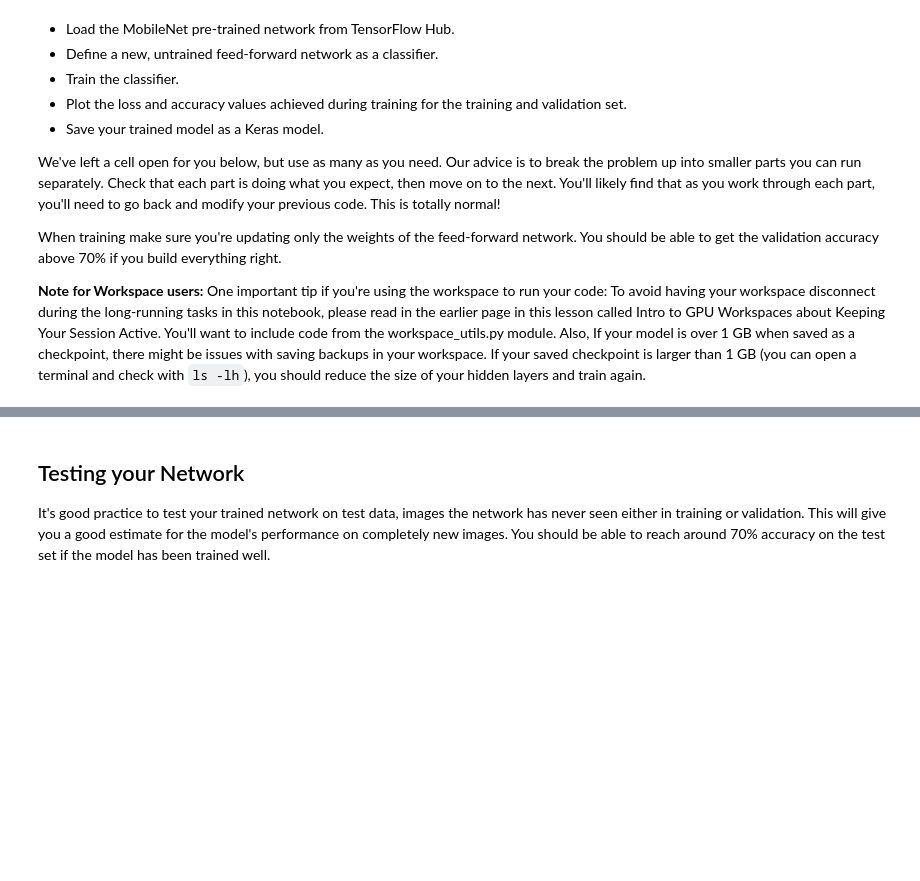
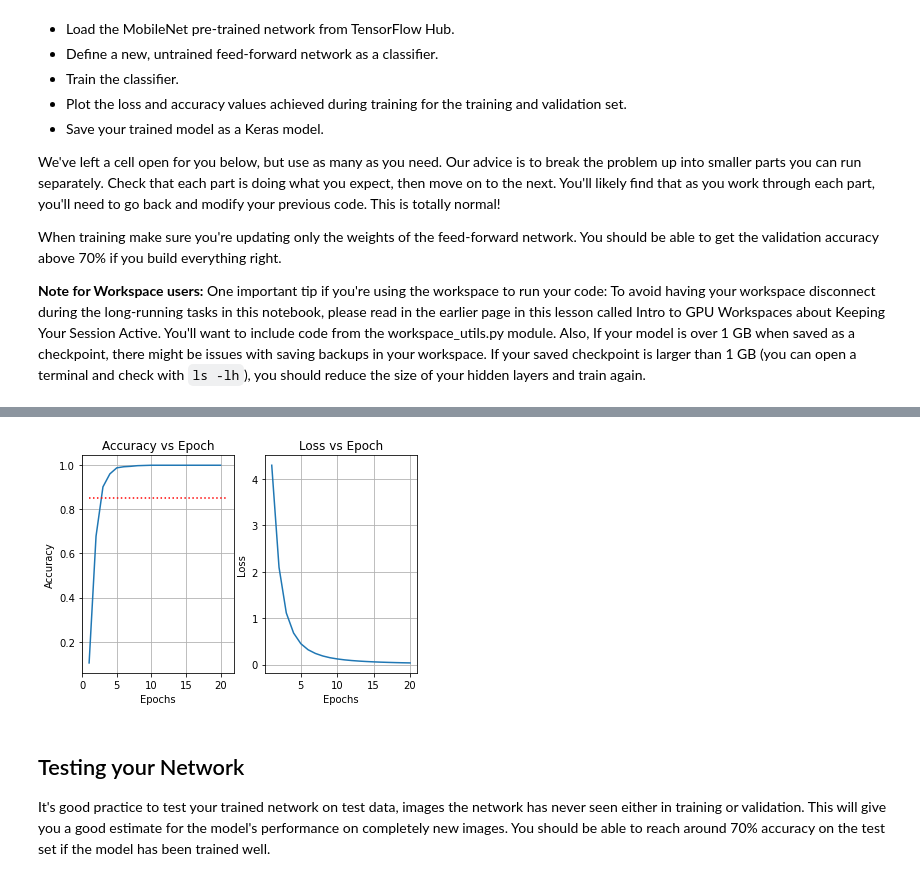
Before and after one commit to tom-itl/Machine_Learning, a Jupyter notebook: p2_image_classifier/Project_Image_Classifier_Project.ipynb, the cells around one changed output, grey strips where cells are left out. Saved outputs shown, nothing was run; the diff lists cells and outputs as text; code cells hidden in the pictures; blank space fills up the shorter version.

Commit message:
Changed model, project complete except for cleanup.

```diff
--- a/p2_image_classifier/Project_Image_Classifier_Project.ipynb
+++ b/p2_image_classifier/Project_Image_Classifier_Project.ipynb
@@ -136,4 +137,20 @@ for taken_image in train_data.take(1):
 Label 73 = Water Lily
 # %% [markdown]
 ## Create Pipeline
+# %%
+# Much of this from Transfer Learning II lesson
+BATCH_SIZE = 32
+IMG_DIM = 224
+
+def format_image(image, label):
+#     print(tf.cast(label, tf.int16))
+    label = tf.cast(label, tf.int16)
+    image = tf.cast(image, tf.float32)
+    image = tf.image.resize(image, (IMG_DIM, IMG_DIM))
+    image /= 255.0
+    return image, label
+
+training_batches = train_data.shuffle(num_ex_train // 4).map(format_image).batch(BATCH_SIZE).prefetch(1)
+validation_batches = validate_data.map(format_image).batch(BATCH_SIZE).prefetch(1)
+testing_batches = test_data.map(format_image).batch(BATCH_SIZE).prefetch(1)
 # %%
@@ -261,0 +310,4 @@ When training make sure you're updating only the weights of the feed-forward net
+# %%
+EPOCHS = 20
+
+history = model.fit(training_batches, epochs=EPOCHS)
@@ -261,0 +332,23 @@ When training make sure you're updating only the weights of the feed-forward net
+# %%
+# TODO: Plot the loss and accuracy values achieved during training for the training and validation set.
+for image_batch, label_batch in training_batches.take(1):
+    loss, accuracy = model.evaluate(image_batch, label_batch)
+
+print(f'Loss: {loss}, accuracy: {accuracy}')
+print (history.history['accuracy'])
+
+f, (ax1, ax2) = plt.subplots(nrows=1, ncols=2, sharey=False)
+ax1.plot(range(1, EPOCHS + 1), history.history['accuracy'])
+ax1.plot([1, EPOCHS + 1], [0.85, 0.85], ':r')
+ax1.set_xlabel('Epochs')
+ax1.set_ylabel('Accuracy')
+ax1.set_title('Accuracy vs Epoch')
+ax1.grid()
+
+ax2.plot(range(1, EPOCHS + 1), history.history['loss'])
+ax2.set_xlabel('Epochs')
+ax2.set_ylabel('Loss')
+ax2.set_title('Loss vs Epoch')
+ax2.grid()
+plt.show();
+# %% [output]
@@ -262,3 +358,4 @@ When training make sure you're updating only the weights of the feed-forward net
+[figure, added]
 # %% [markdown]
 ## Testing your Network
 
```
Also changed, not shown: parts of 25 cells of this notebook, 2 other files.
